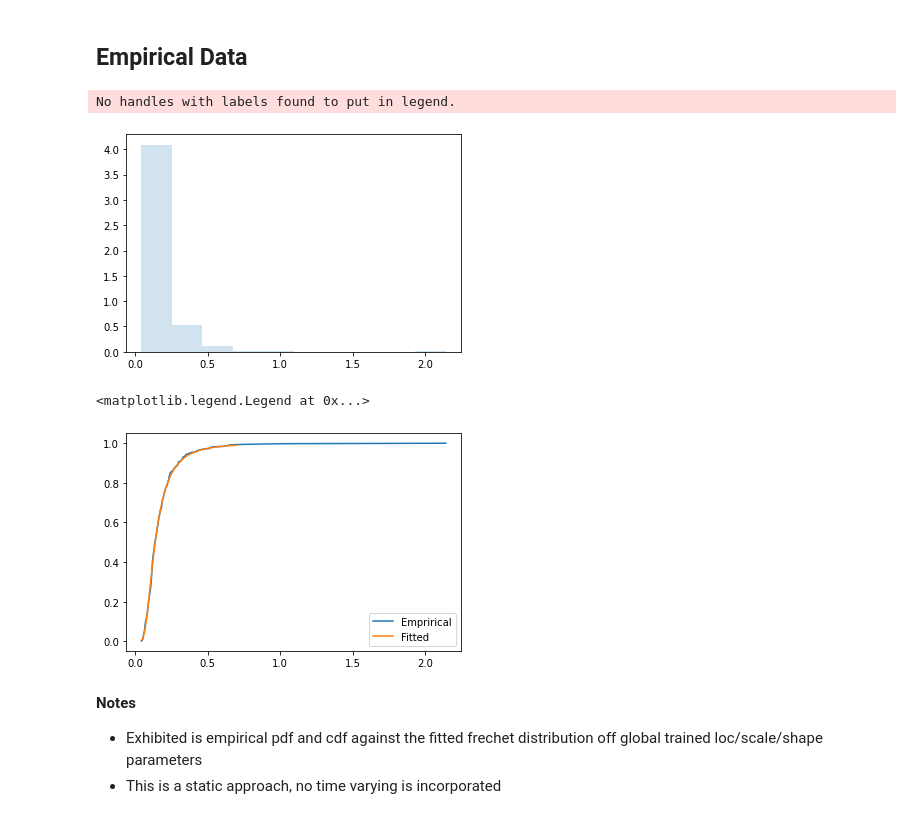
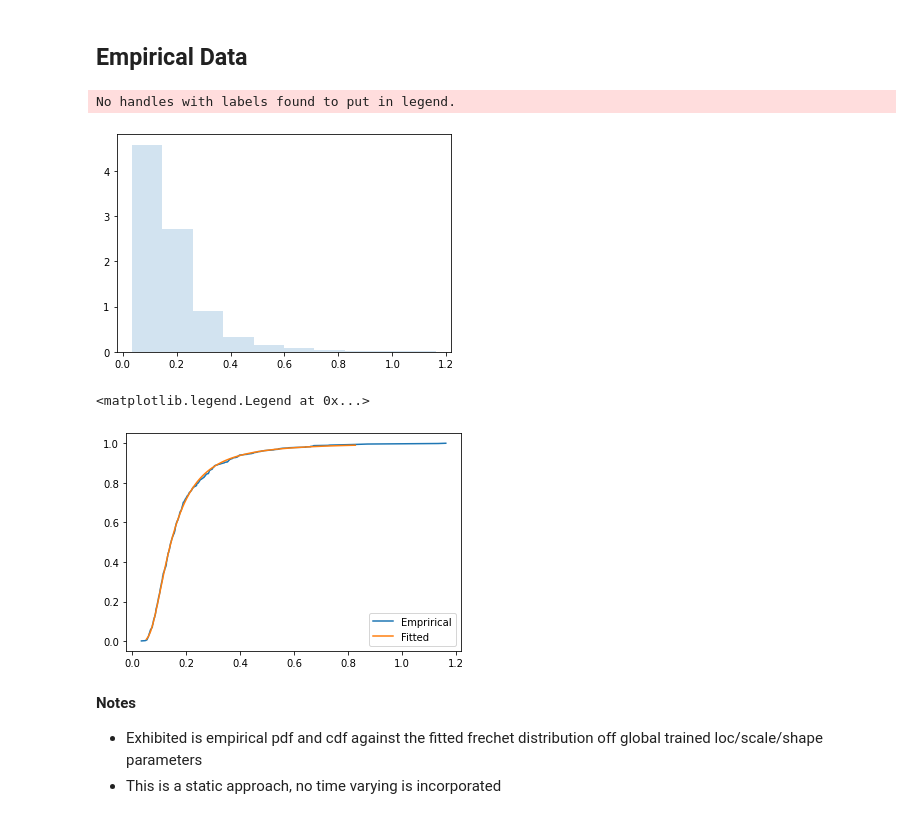
Before and after one commit to jasonbohne123/ARC_Model, a Jupyter notebook: arch.ipynb, the cells around one changed output. Saved outputs shown, nothing was run; the diff lists cells and outputs as text; code cells hidden in the pictures.

```diff
--- a/arch.ipynb
+++ b/arch.ipynb
@@ -50,7 +50,7 @@ features_to_load = [
 
 # Last 2 weeks
 end_date = datetime.datetime.now(datetime.timezone.utc)
-start_date = end_date - datetime.timedelta(days=30)
+start_date = end_date - datetime.timedelta(days=90)
 
 # Choose buckketing
 time_agg = "60sec" #60sec
@@ -142,15 +161,15 @@ No handles with labels found to put in legend.
 # %% [markdown]
 ## Empirical Data
 # %%
-plt.hist(max_series[:450], density=True, histtype='stepfilled', alpha=0.2)
+plt.hist(max_series[:750], density=True, histtype='stepfilled', alpha=0.2)
 plt.legend(loc='best', frameon=False)
 plt.show()
 # %% [output]
 No handles with labels found to put in legend.
-[figure, old version]
+[figure, new version]
 # %%
 ### Comparing Static distributions
-ecdf=ECDF(max_series[:450])
+ecdf=ECDF(max_series[:750])
 plt.plot(ecdf.x,ecdf.y,label='Emprirical')
 
 n=100
@@ -161,7 +180,7 @@ plt.plot(x,frechet_cdf,label='Fitted')
 plt.legend()
 # %% [output]
 <matplotlib.legend.Legend at 0x...>
-[figure, old version]
+[figure, new version]
 # %% [markdown]
 **Notes**
 - Exhibited is empirical pdf and cdf against the fitted frechet distribution off global trained loc/scale/shape parameters
```
Also changed, not shown: parts of 34 cells of this notebook, 2 other files.
